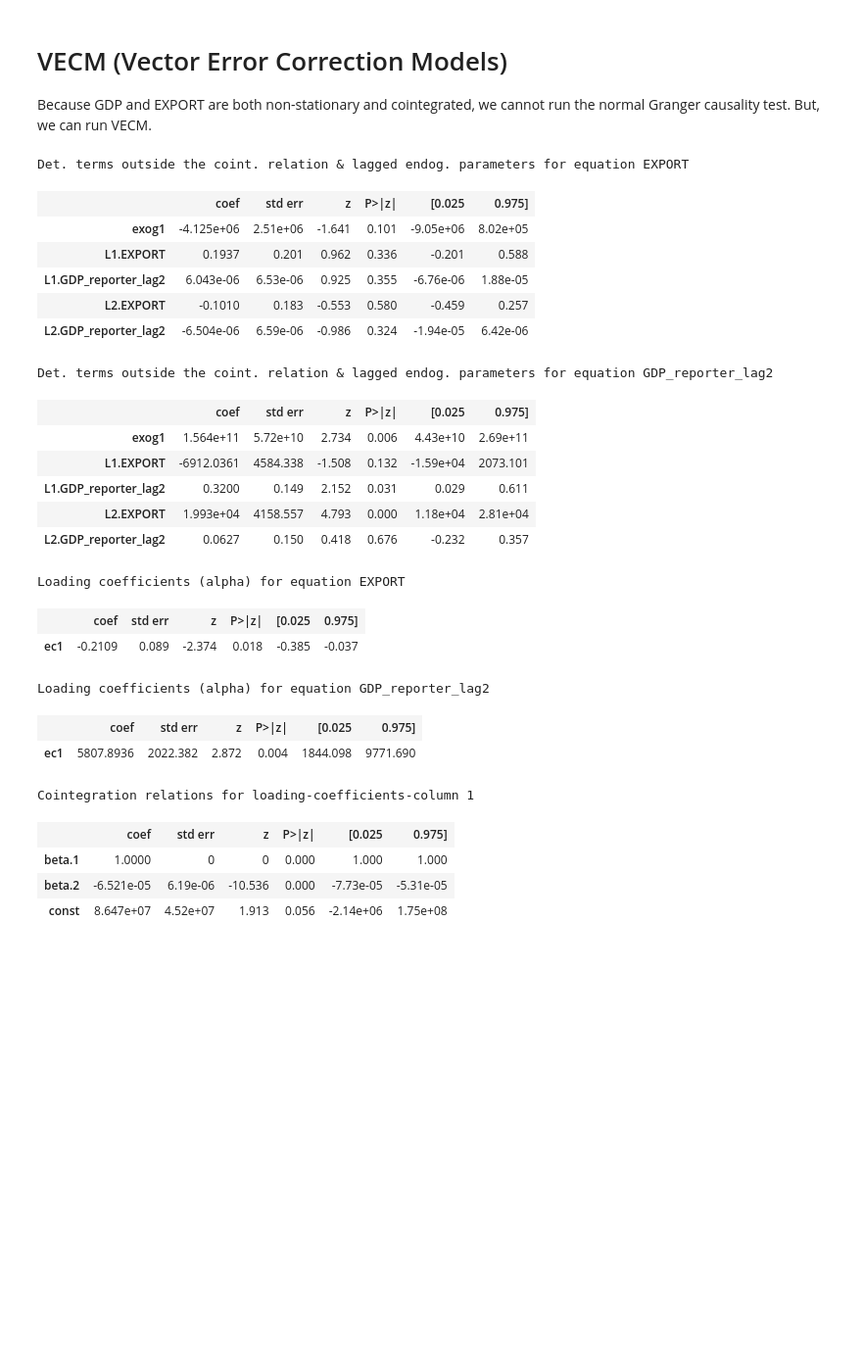
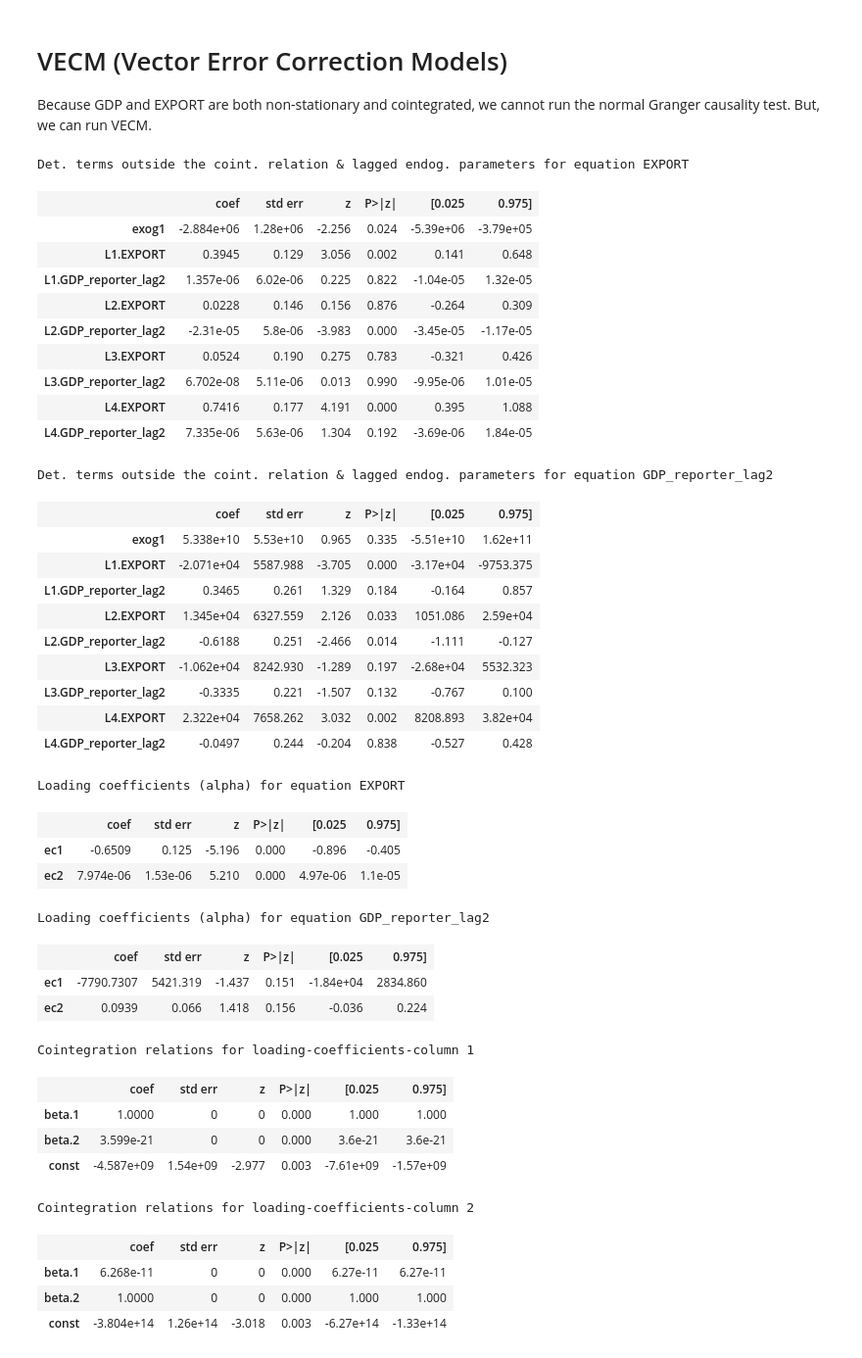
Before and after one commit to Freyness-gd/trade_under_pressure_thesis, a Jupyter notebook: src/prediction/causality_test.ipynb, the cells around one changed output. Shown at 98% size. Drawn from its saved outputs; the diff is of its cells as text; code cells hidden in the pictures; blank space fills up the shorter version.

```diff
--- a/src/prediction/causality_test.ipynb
+++ b/src/prediction/causality_test.ipynb
@@ -83,7 +83,7 @@ FEATURES += [f"{c}_lag{index}" for c in lag_cols for index in range(1, N_LAGS +
 # Check time series for stationarity and cointegration
 # %%
 # Define which dyad to investigate
-dyad_id = "DEU_CHN"
+dyad_id = "USA_CHN"
 dyad_df = df[df["dyad_id"] == dyad_id].sort_values("Year").copy()
 dyad_df = dyad_df.set_index(pd.PeriodIndex(dyad_df["Year"], freq="Y"))
 
@@ -228,32 +228,54 @@ Because GDP and EXPORT are both non-stationary and cointegrated, we cannot run t
 # %%
 Y = dyad_df[columns_coint].dropna()
 X_exog = dyad_df[columns_exog].reindex(Y.index).fillna(0).astype(float)
 vecm = VECM(endog=Y, exog=X_exog, k_ar_diff=k_ar_diff, coint_rank=rank, deterministic="ci")
 vecm_result = vecm.fit()
+
+# Save VECM summary to text file
+summary_text = vecm_result.summary().as_text()
+
+with open("../graph_output/vecm_summary.txt", "w") as f:
+  f.write(summary_text)
+
 vecm_result.summary()
 # %% [output]
 Det. terms outside the coint. relation & lagged endog. parameters for equation EXPORT
 |  | coef | std err | z | P>|z| | [0.025 | 0.975] |
-| exog1 | -4.125e+06 | 2.51e+06 | -1.641 | 0.101 | -9.05e+06 | 8.02e+05 |
-| L1.EXPORT | 0.1937 | 0.201 | 0.962 | 0.336 | -0.201 | 0.588 |
-| L1.GDP_reporter_lag2 | 6.043e-06 | 6.53e-06 | 0.925 | 0.355 | -6.76e-06 | 1.88e-05 |
-| L2.EXPORT | -0.1010 | 0.183 | -0.553 | 0.580 | -0.459 | 0.257 |
-| L2.GDP_reporter_lag2 | -6.504e-06 | 6.59e-06 | -0.986 | 0.324 | -1.94e-05 | 6.42e-06 |
+| exog1 | -2.884e+06 | 1.28e+06 | -2.256 | 0.024 | -5.39e+06 | -3.79e+05 |
+| L1.EXPORT | 0.3945 | 0.129 | 3.056 | 0.002 | 0.141 | 0.648 |
+| L1.GDP_reporter_lag2 | 1.357e-06 | 6.02e-06 | 0.225 | 0.822 | -1.04e-05 | 1.32e-05 |
+| L2.EXPORT | 0.0228 | 0.146 | 0.156 | 0.876 | -0.264 | 0.309 |
+| L2.GDP_reporter_lag2 | -2.31e-05 | 5.8e-06 | -3.983 | 0.000 | -3.45e-05 | -1.17e-05 |
+| L3.EXPORT | 0.0524 | 0.190 | 0.275 | 0.783 | -0.321 | 0.426 |
+| L3.GDP_reporter_lag2 | 6.702e-08 | 5.11e-06 | 0.013 | 0.990 | -9.95e-06 | 1.01e-05 |
+| L4.EXPORT | 0.7416 | 0.177 | 4.191 | 0.000 | 0.395 | 1.088 |
+| L4.GDP_reporter_lag2 | 7.335e-06 | 5.63e-06 | 1.304 | 0.192 | -3.69e-06 | 1.84e-05 |
 Det. terms outside the coint. relation & lagged endog. parameters for equation GDP_reporter_lag2
 |  | coef | std err | z | P>|z| | [0.025 | 0.975] |
-| exog1 | 1.564e+11 | 5.72e+10 | 2.734 | 0.006 | 4.43e+10 | 2.69e+11 |
-| L1.EXPORT | -6912.0361 | 4584.338 | -1.508 | 0.132 | -1.59e+04 | 2073.101 |
-| L1.GDP_reporter_lag2 | 0.3200 | 0.149 | 2.152 | 0.031 | 0.029 | 0.611 |
-| L2.EXPORT | 1.993e+04 | 4158.557 | 4.793 | 0.000 | 1.18e+04 | 2.81e+04 |
-| L2.GDP_reporter_lag2 | 0.0627 | 0.150 | 0.418 | 0.676 | -0.232 | 0.357 |
+| exog1 | 5.338e+10 | 5.53e+10 | 0.965 | 0.335 | -5.51e+10 | 1.62e+11 |
+| L1.EXPORT | -2.071e+04 | 5587.988 | -3.705 | 0.000 | -3.17e+04 | -9753.375 |
+| L1.GDP_reporter_lag2 | 0.3465 | 0.261 | 1.329 | 0.184 | -0.164 | 0.857 |
+| L2.EXPORT | 1.345e+04 | 6327.559 | 2.126 | 0.033 | 1051.086 | 2.59e+04 |
+| L2.GDP_reporter_lag2 | -0.6188 | 0.251 | -2.466 | 0.014 | -1.111 | -0.127 |
+| L3.EXPORT | -1.062e+04 | 8242.930 | -1.289 | 0.197 | -2.68e+04 | 5532.323 |
+| L3.GDP_reporter_lag2 | -0.3335 | 0.221 | -1.507 | 0.132 | -0.767 | 0.100 |
+| L4.EXPORT | 2.322e+04 | 7658.262 | 3.032 | 0.002 | 8208.893 | 3.82e+04 |
+| L4.GDP_reporter_lag2 | -0.0497 | 0.244 | -0.204 | 0.838 | -0.527 | 0.428 |
 Loading coefficients (alpha) for equation EXPORT
 |  | coef | std err | z | P>|z| | [0.025 | 0.975] |
-| ec1 | -0.2109 | 0.089 | -2.374 | 0.018 | -0.385 | -0.037 |
+| ec1 | -0.6509 | 0.125 | -5.196 | 0.000 | -0.896 | -0.405 |
+| ec2 | 7.974e-06 | 1.53e-06 | 5.210 | 0.000 | 4.97e-06 | 1.1e-05 |
 Loading coefficients (alpha) for equation GDP_reporter_lag2
 |  | coef | std err | z | P>|z| | [0.025 | 0.975] |
-| ec1 | 5807.8936 | 2022.382 | 2.872 | 0.004 | 1844.098 | 9771.690 |
+| ec1 | -7790.7307 | 5421.319 | -1.437 | 0.151 | -1.84e+04 | 2834.860 |
+| ec2 | 0.0939 | 0.066 | 1.418 | 0.156 | -0.036 | 0.224 |
 Cointegration relations for loading-coefficients-column 1
 |  | coef | std err | z | P>|z| | [0.025 | 0.975] |
 | beta.1 | 1.0000 | 0 | 0 | 0.000 | 1.000 | 1.000 |
-| beta.2 | -6.521e-05 | 6.19e-06 | -10.536 | 0.000 | -7.73e-05 | -5.31e-05 |
-| const | 8.647e+07 | 4.52e+07 | 1.913 | 0.056 | -2.14e+06 | 1.75e+08 |
+| beta.2 | 3.599e-21 | 0 | 0 | 0.000 | 3.6e-21 | 3.6e-21 |
+| const | -4.587e+09 | 1.54e+09 | -2.977 | 0.003 | -7.61e+09 | -1.57e+09 |
+Cointegration relations for loading-coefficients-column 2
+|  | coef | std err | z | P>|z| | [0.025 | 0.975] |
+| beta.1 | 6.268e-11 | 0 | 0 | 0.000 | 6.27e-11 | 6.27e-11 |
+| beta.2 | 1.0000 | 0 | 0 | 0.000 | 1.000 | 1.000 |
+| const | -3.804e+14 | 1.26e+14 | -3.018 | 0.003 | -6.27e+14 | -1.33e+14 |
```
Also changed, not shown: parts of 6 cells of this notebook, 9 other files.
